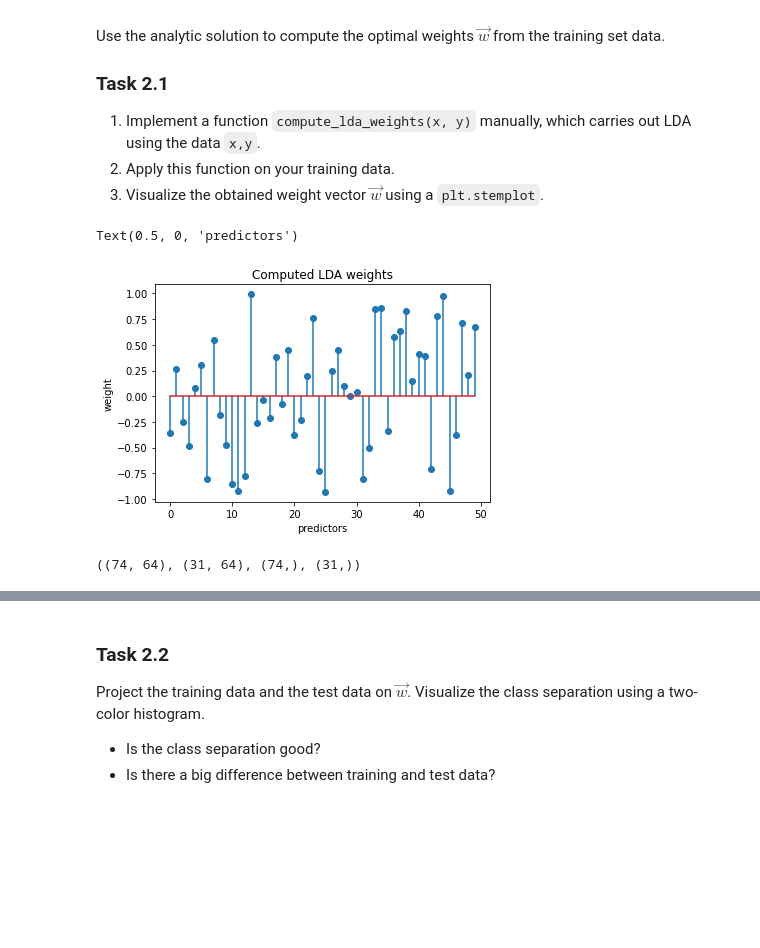
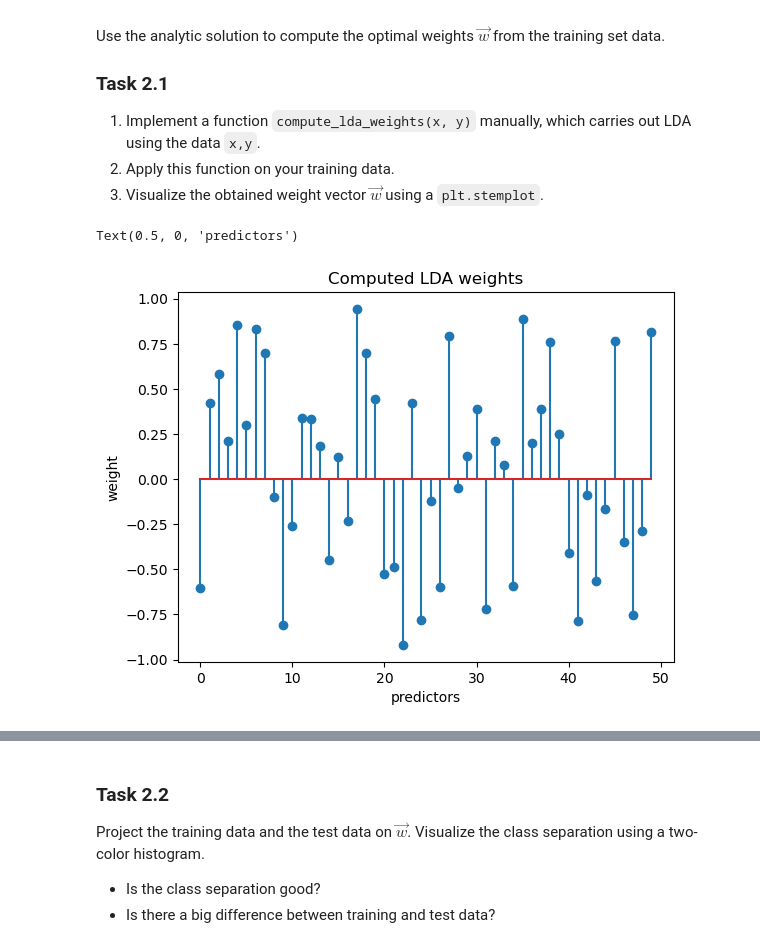
Before and after one commit to JanLuckhardt/machine-learning, a Jupyter notebook: 02_lda_logistic_regression.ipynb, the cells around one changed output, grey strips where cells are left out. Drawn from its saved outputs; the diff is of its cells as text; code cells hidden in the pictures; blank space fills up the shorter version.

```diff
--- a/02_lda_logistic_regression.ipynb
+++ b/02_lda_logistic_regression.ipynb
@@ -120,13 +155,13 @@ Use the analytic solution to compute the optimal weights $\vec{w}$ from the trai
 # %%
 # example usage of stemplot
 w_lda = np.random.uniform(-1, 1, 50)  # example data
-plt.stem(w_lda.flatten(), use_line_collection=True)
+plt.stem(w_lda.flatten())
 plt.title('Computed LDA weights')
 plt.ylabel('weight')
 plt.xlabel('predictors')
 # %% [output]
 Text(0.5, 0, 'predictors')
-[figure, old version]
+[figure, new version]
 # %%
 def compute_lda_weights(x, y, alpha=0.001):
     '''function that computes regularized LDA weights for a two class problem
@@ -161,6 +208,2 @@ m0, m1, mdiff, w = compute_lda_weights(X_train, y_train)
-# %%
-X_train.shape,X_test.shape,y_train.shape,y_test.shape
-# %% [output]
-((74, 64), (31, 64), (74,), (31,))
 # %%
 # visualize LDA weights using stemplot
```
Also changed, not shown: parts of 53 cells of this notebook.
